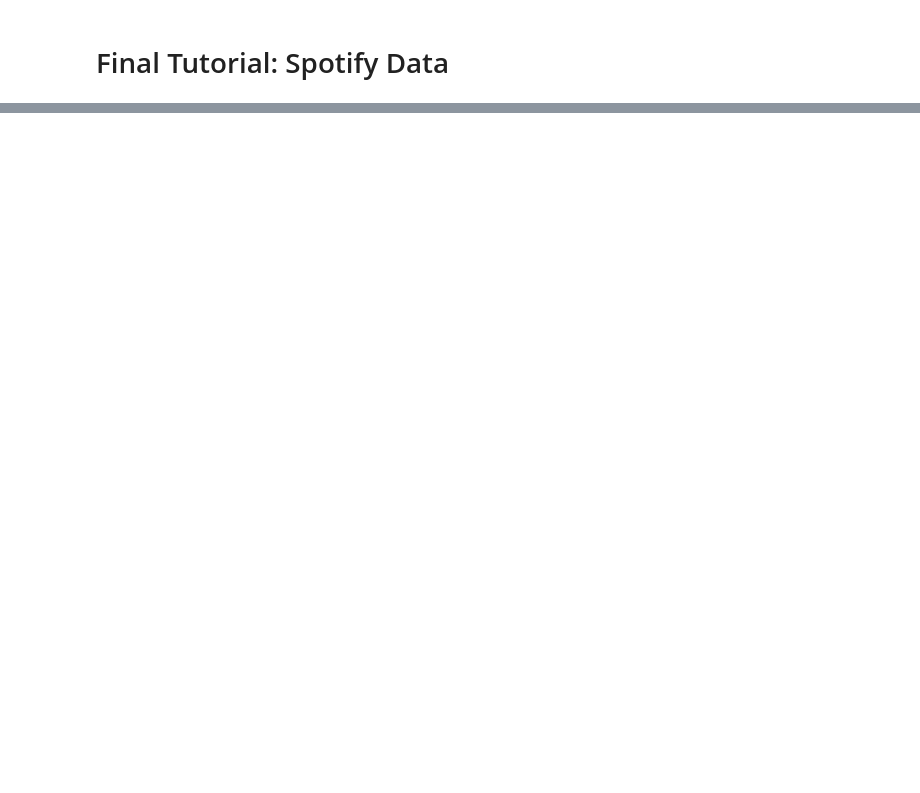
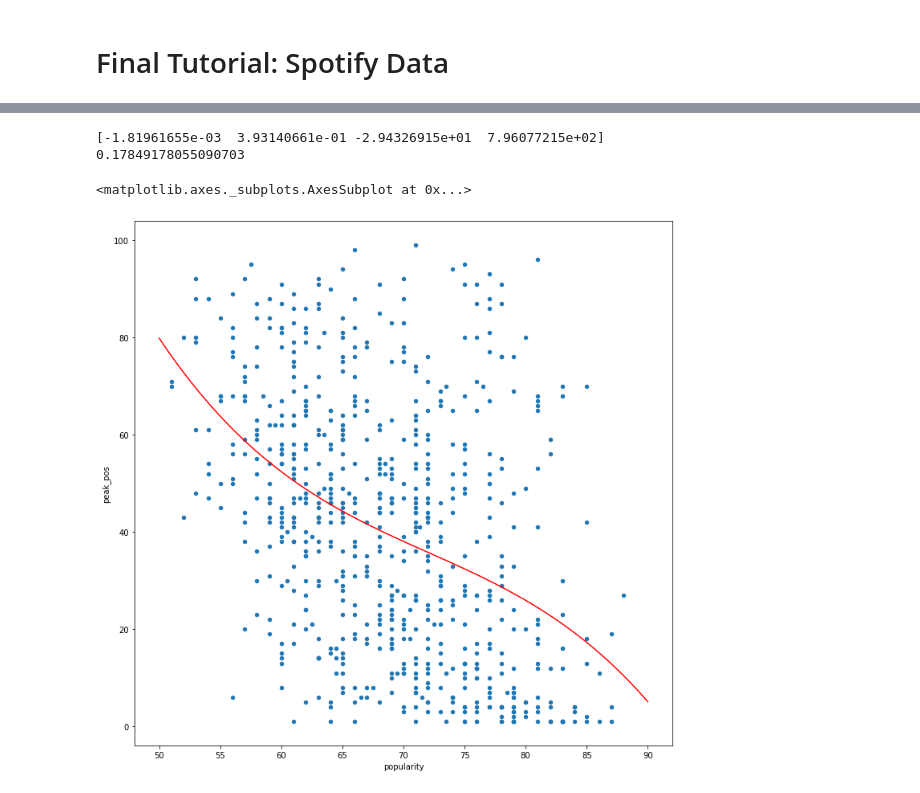
Before and after one commit to SamuelHLam/SamuelHLam.github.io, a Jupyter notebook: Final Tutorial.ipynb, the cells around one changed output, grey strips where cells are left out. Saved outputs shown, nothing was run; the diff lists cells and outputs as text; code cells hidden in the pictures; blank space fills up the shorter version.

```diff
--- a/Final Tutorial.ipynb
+++ b/Final Tutorial.ipynb
@@ -62,0 +250,2 @@ list(data)
+# %%
+data = data.join(top_data, on='level_0', lsuffix = '_match', rsuffix = '_top')
@@ -62,0 +328,30 @@ list(data)
+# %%
+fig = plt.figure()
+ax = fig.add_subplot(111)
+
+coeffs = np.polyfit(x = data.popularity, y = data.peak_pos, deg=3)
+print(coeffs)
+
+
+x = data.popularity
+y = data.peak_pos
+
+# r-squared
+p = np.poly1d(coeffs)
+# fit values, and mean
+yhat = p(x)                         # or [p(z) for z in x]
+ybar = np.sum(y)/len(y)          # or sum(y)/len(y)
+ssreg = np.sum((yhat-ybar)**2)   # or sum([ (yihat - ybar)**2 for yihat in yhat])
+sstot = np.sum((y - ybar)**2)    # or sum([ (yi - ybar)**2 for yi in y])
+determination = ssreg / sstot
+print(determination)
+
+X = np.linspace(50, 90, num=100, retstep=True)[0]
+
+plt.plot(X, p(X), 'r')
+data.plot(x='popularity', y='peak_pos', kind='scatter', figsize=(12,12), ax=ax)
+# %% [output]
+[-1.81961655e-03  3.93140661e-01 -2.94326915e+01  7.96077215e+02]
+0.17849178055090703
+<matplotlib.axes._subplots.AxesSubplot at 0x...>
+[figure, added]
```
Also changed, not shown: parts of 58 cells of this notebook, 2 other files.
